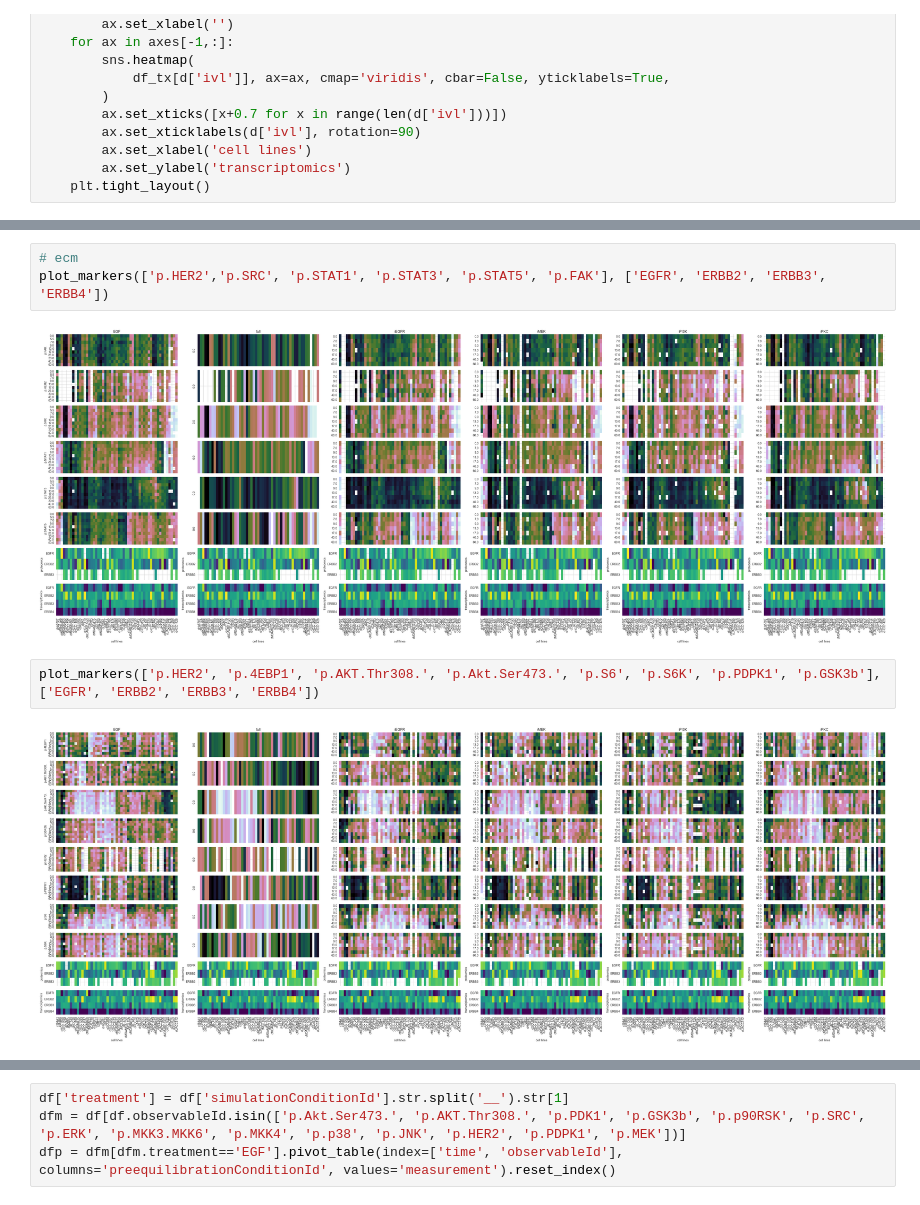
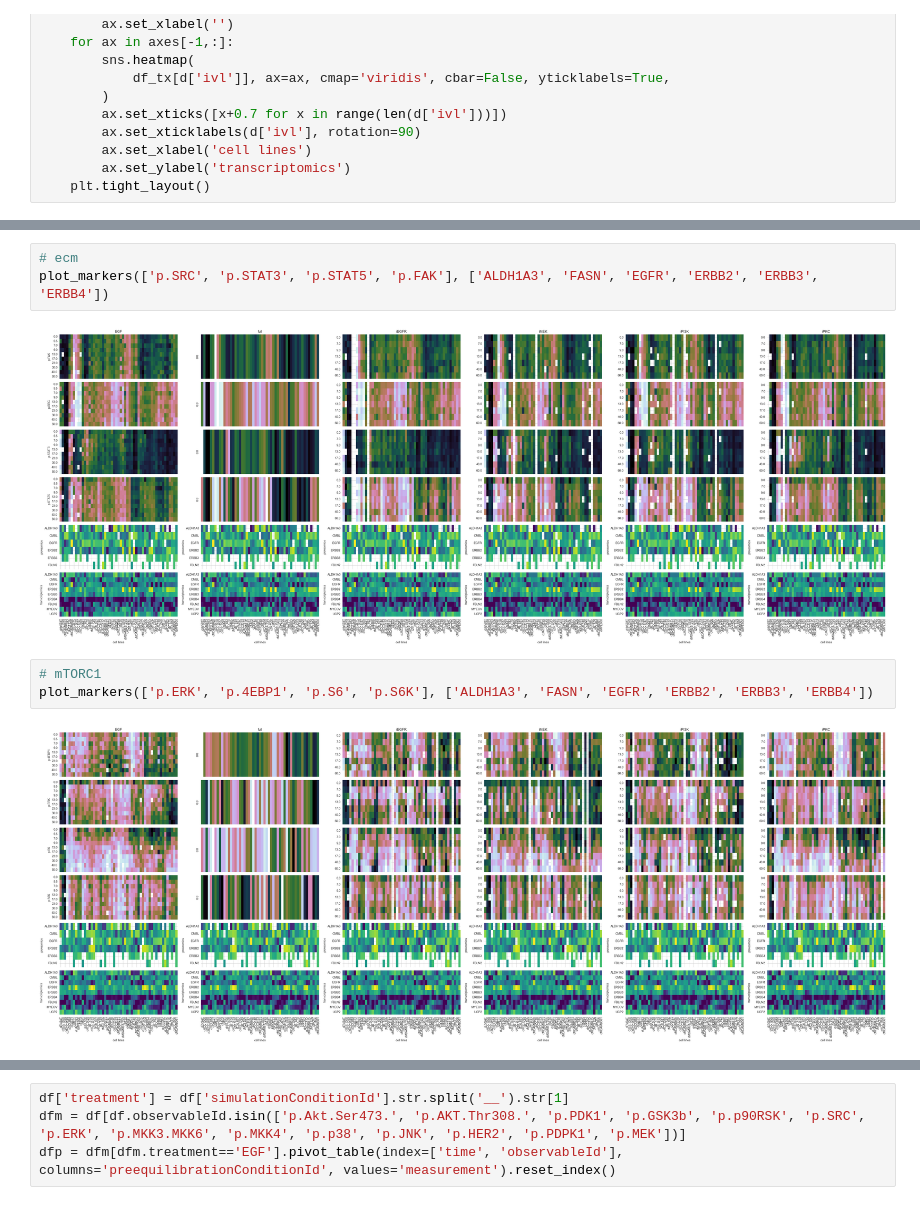
Before and after one commit to frohlich-lab/DeepMechanisticModels, a Jupyter notebook: analysis_markers.ipynb, the cells around one changed output, grey strips where cells are left out. Cells and saved outputs as stored; diff of their text form.

```diff
--- a/analysis_markers.ipynb
+++ b/analysis_markers.ipynb
@@ -107,9 +111,10 @@ plot_markers(['p.HER2','p.MEK', 'p.ERK', 'p.p90RSK'], ['EGFR', 'ERBB2', 'ERBB3',
 # %%
 # ecm
-plot_markers(['p.HER2','p.SRC', 'p.STAT1', 'p.STAT3', 'p.STAT5', 'p.FAK'], ['EGFR', 'ERBB2', 'ERBB3', 'ERBB4'])
+plot_markers(['p.SRC', 'p.STAT3', 'p.STAT5', 'p.FAK'], ['ALDH1A3', 'FASN', 'EGFR', 'ERBB2', 'ERBB3', 'ERBB4'])
 # %% [output]
-[figure, old version]
+[figure, new version]
 # %%
-plot_markers(['p.HER2', 'p.4EBP1', 'p.AKT.Thr308.', 'p.Akt.Ser473.', 'p.S6', 'p.S6K', 'p.PDPK1', 'p.GSK3b'], ['EGFR', 'ERBB2', 'ERBB3', 'ERBB4'])
+# mTORC1
+plot_markers(['p.ERK', 'p.4EBP1', 'p.S6', 'p.S6K'], ['ALDH1A3', 'FASN', 'EGFR', 'ERBB2', 'ERBB3', 'ERBB4'])
 # %% [output]
-[figure, old version]
+[figure, new version]
```
Also changed, not shown: parts of 21 cells of this notebook, 16 other files.
